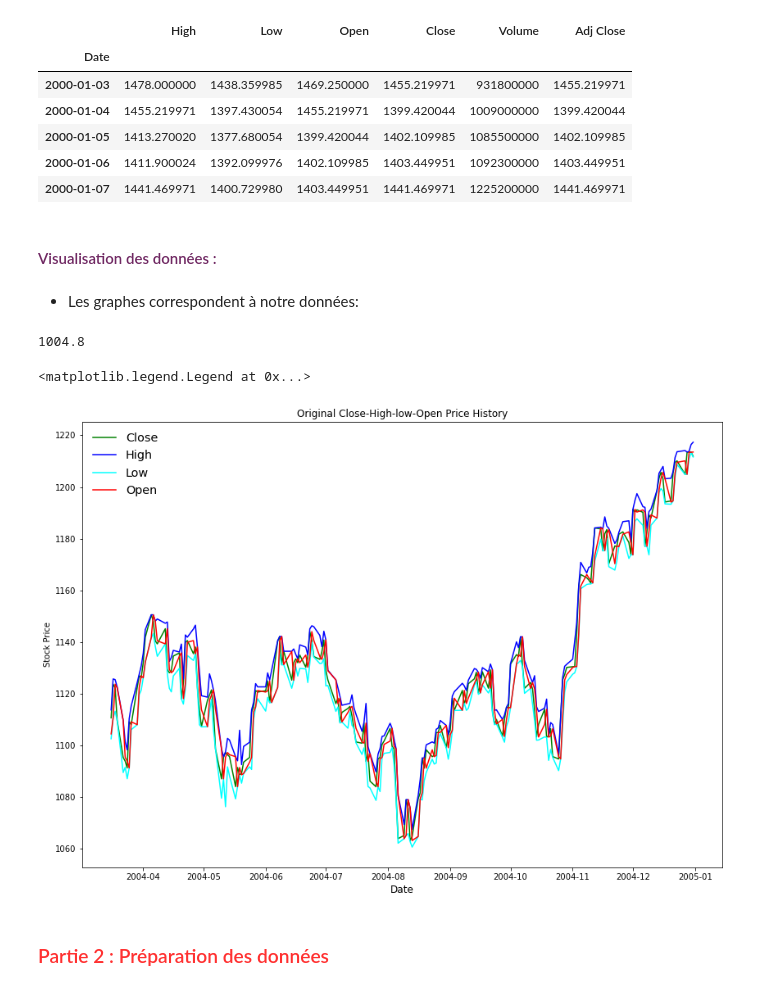
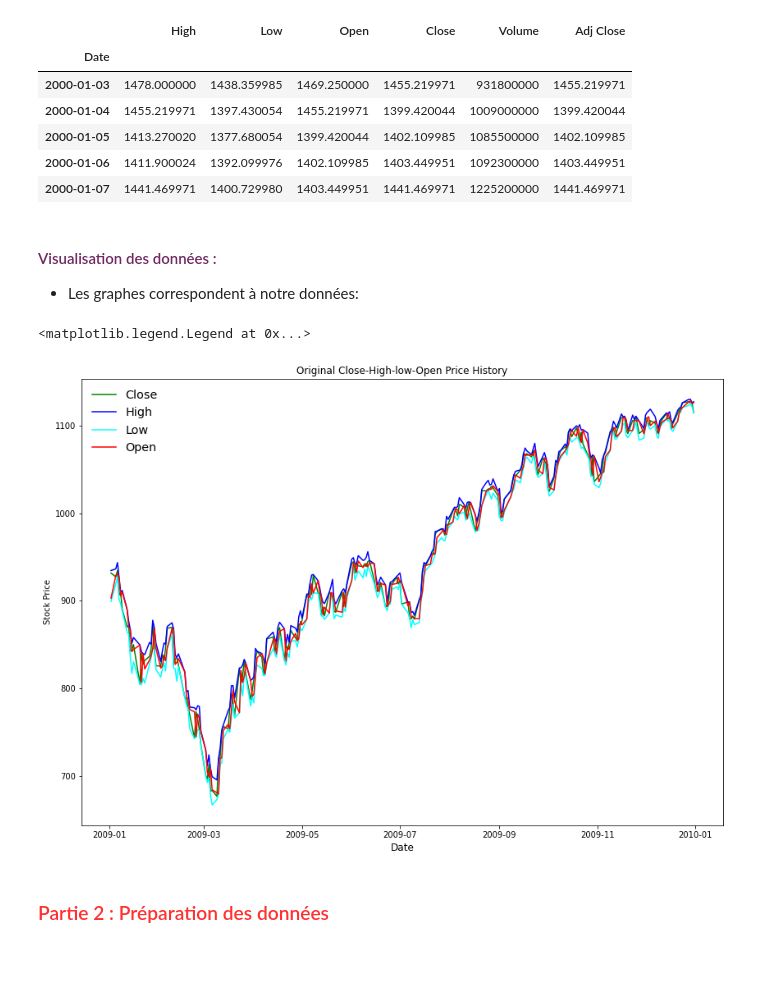
Before and after one commit to AymaneBOUJELLABA/ProjetRNA, a Jupyter notebook: Mini-projet_RNA_Partie1.ipynb, the cells around one changed output. Cells and saved outputs as stored; diff of their text form; code cells hidden in the pictures; blank space fills up the shorter version.

```diff
--- a/Mini-projet_RNA_Partie1.ipynb
+++ b/Mini-projet_RNA_Partie1.ipynb
@@ -122,45 +122,40 @@ df.head()
 | 2000-01-07 | 1441.469971 | 1400.729980 | 1403.449951 | 1441.469971 | 1225200000 | 1441.469971 |
 # %% [markdown]
 <h4 style="color:#702963">Visualisation des données : </h4>
+<ul>
+    <li>
+        Les graphes correspondent à notre données:
+    </li>
+</ul>
-# %% [markdown]
-<ul>
-    <li>
-        Les graphes correspondent à notre données:
-    </li>
-</ul>
-# %%
-1256 - (1256 * 0.2)
-# %% [output]
-1004.8
 # %%
 #++++++++++++++++++++++++++++++++++++++++++++Affichage de données originale++++++++++++++++++++++++++++++++++++++++
 f, ax = plt.subplots(figsize=(14,10))
 
 # First Subplot:"Close Price History"
-ax.plot(sp500_data.index, sp500_data["Close"], color="green",label='Close')
+ax.plot(sp500_data.index[int(sp500_data.shape[0]*0.9):], sp500_data["Close"][int(sp500_data.shape[0]*0.9):], color="green",label='Close')
 ax.set_xlabel("Date", fontsize=12)
 ax.set_ylabel("Stock Price")
 ax.set_title("Original Close-High-low-Open Price History")
 
 # Second Subplot:"High Price History"
-ax.plot(sp500_data.index[1054:], sp500_data["High"][1054:], color="blue",label='High')
+ax.plot(sp500_data.index[int(sp500_data.shape[0]*0.9):], sp500_data["High"][int(sp500_data.shape[0]*0.9):], color="blue",label='High')
 ax.set_xlabel("Date", fontsize=12)
 ax.set_ylabel("Stock Price")
 
 # Third Subplot:Low Price History"
-ax.plot(sp500_data.index[1054:], sp500_data["Low"][1054:], color="cyan",label='Low')
+ax.plot(sp500_data.index[int(sp500_data.shape[0]*0.9):], sp500_data["Low"][int(sp500_data.shape[0]*0.9):], color="cyan",label='Low')
 ax.set_xlabel("Date", fontsize=12)
 ax.set_ylabel("Stock Price")
 
 # Forth Subplot:Open Price History"
-ax.plot(sp500_data.index[1054:], sp500_data["Open"][1054:], color="red",label='Open')
+ax.plot(sp500_data.index[int(sp500_data.shape[0]*0.9):], sp500_data["Open"][int(sp500_data.shape[0]*0.9):], color="red",label='Open')
 ax.set_xlabel("Date", fontsize=12)
 ax.set_ylabel("Stock Price")
 
 ax.legend(loc='upper left', frameon=False, fontsize='x-large')
 # %% [output]
 <matplotlib.legend.Legend at 0x...>
-[figure, old version]
+[figure, new version]
 # %% [markdown]
 <h3 style=" color : #FF3131">Partie 2 : Préparation des données </h3>
 # %% [markdown]
```
Also changed, not shown: parts of 28 cells of this notebook, 1 other file.
